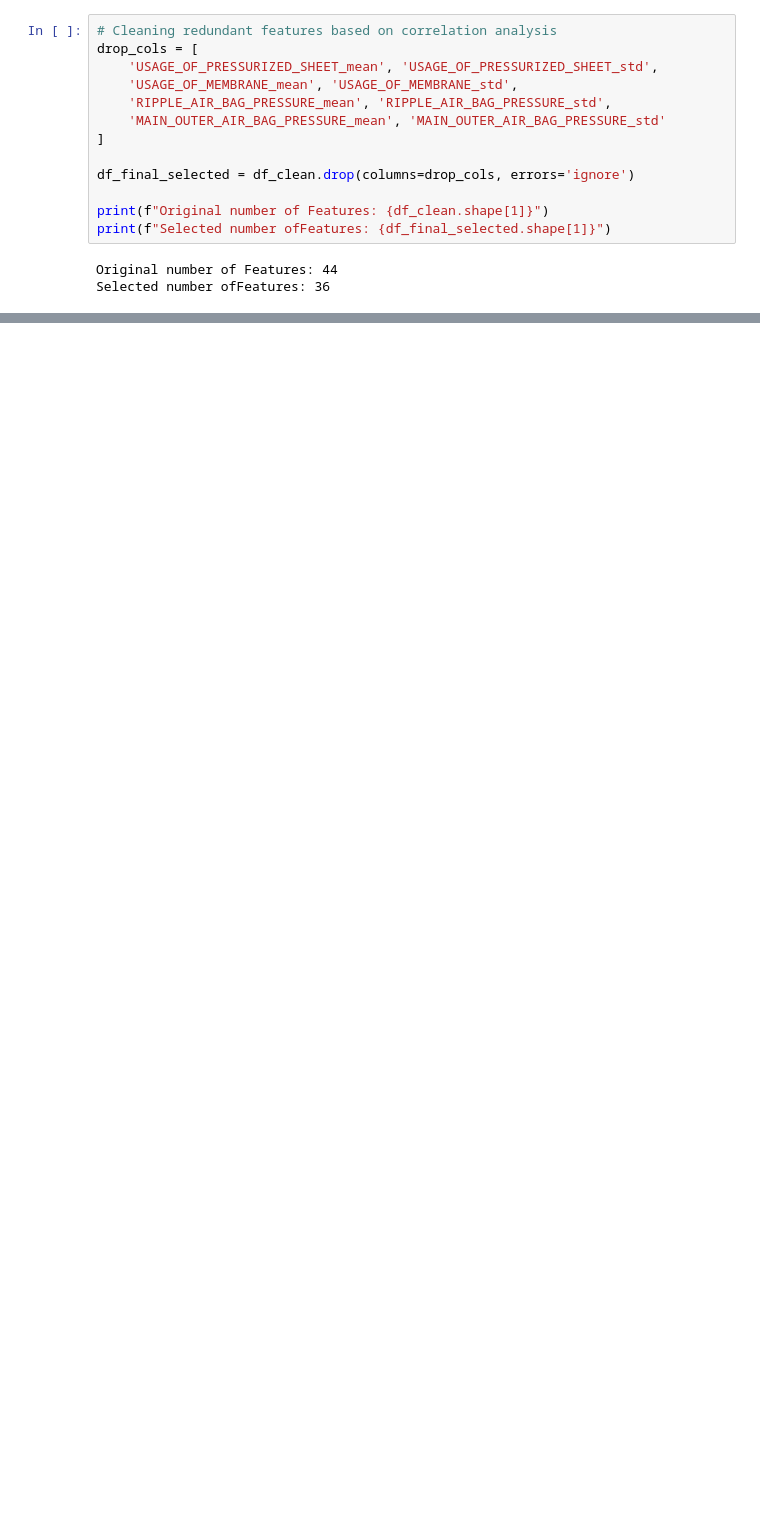
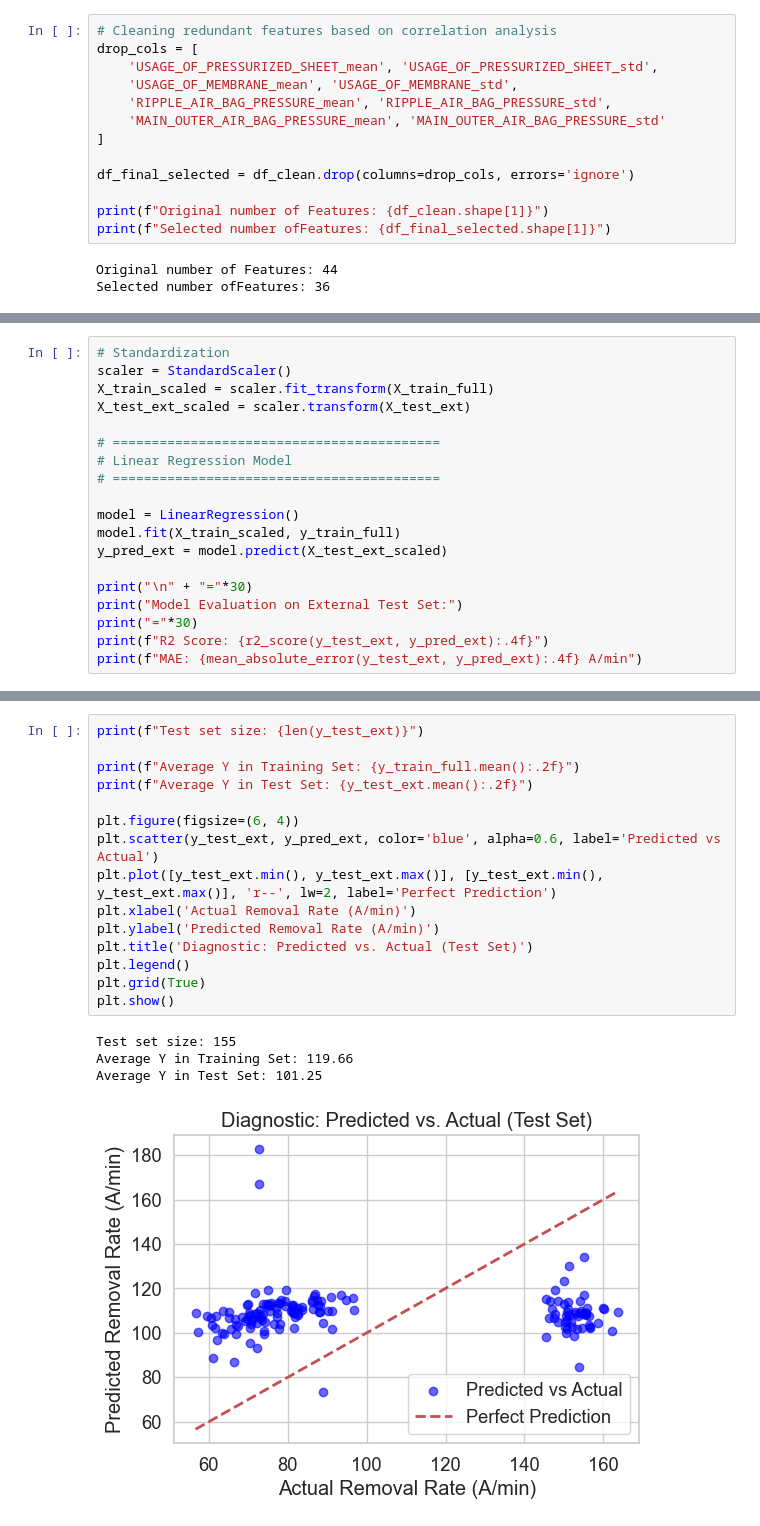
Before and after one commit to XuanWeiWang-999/1142MDS_Project_313652018_Xuan-Wei-Wang, a Jupyter notebook: Assignment02/Assignmnet 02.ipynb, the cells around one changed output, grey strips where cells are left out. Drawn from its saved outputs; the diff is of its cells as text; blank space fills up the shorter version.

```diff
--- a/Assignment02/Assignmnet 02.ipynb
+++ b/Assignment02/Assignmnet 02.ipynb
@@ -813,0 +944,19 @@ Selected number ofFeatures: 36
+# %%
+# Standardization
+scaler = StandardScaler()
+X_train_scaled = scaler.fit_transform(X_train_full)
+X_test_ext_scaled = scaler.transform(X_test_ext)
+
+# ==========================================
+# Linear Regression Model
+# ==========================================
+
+model = LinearRegression()
+model.fit(X_train_scaled, y_train_full)
+y_pred_ext = model.predict(X_test_ext_scaled)
+
+print("\n" + "="*30)
+print("Model Evaluation on External Test Set:")
+print("="*30)
+print(f"R2 Score: {r2_score(y_test_ext, y_pred_ext):.4f}")
+print(f"MAE: {mean_absolute_error(y_test_ext, y_pred_ext):.4f} A/min")
@@ -813,0 +969,20 @@ Selected number ofFeatures: 36
+# %%
+print(f"Test set size: {len(y_test_ext)}")
+
+print(f"Average Y in Training Set: {y_train_full.mean():.2f}")
+print(f"Average Y in Test Set: {y_test_ext.mean():.2f}")
+
+plt.figure(figsize=(6, 4))
+plt.scatter(y_test_ext, y_pred_ext, color='blue', alpha=0.6, label='Predicted vs Actual')
+plt.plot([y_test_ext.min(), y_test_ext.max()], [y_test_ext.min(), y_test_ext.max()], 'r--', lw=2, label='Perfect Prediction')
+plt.xlabel('Actual Removal Rate (A/min)')
+plt.ylabel('Predicted Removal Rate (A/min)')
+plt.title('Diagnostic: Predicted vs. Actual (Test Set)')
+plt.legend()
+plt.grid(True)
+plt.show()
+# %% [output]
+Test set size: 155
+Average Y in Training Set: 119.66
+Average Y in Test Set: 101.25
+[figure, added]
```
Also changed, not shown: parts of 11 cells of this notebook.
